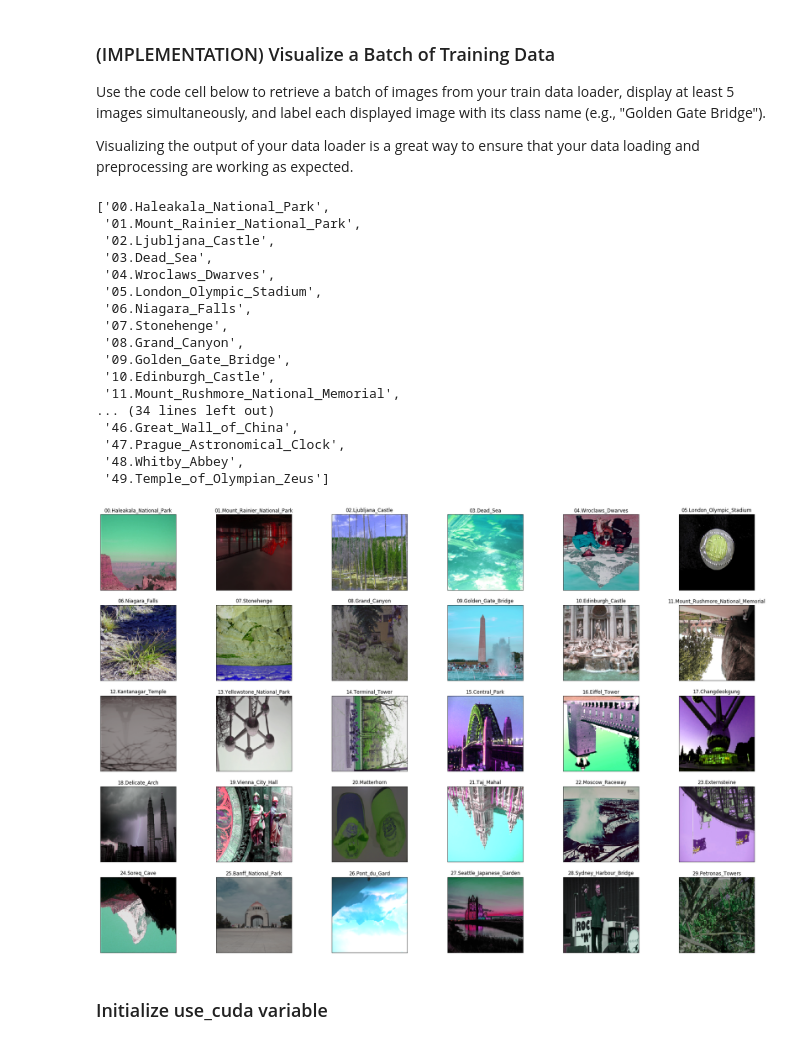
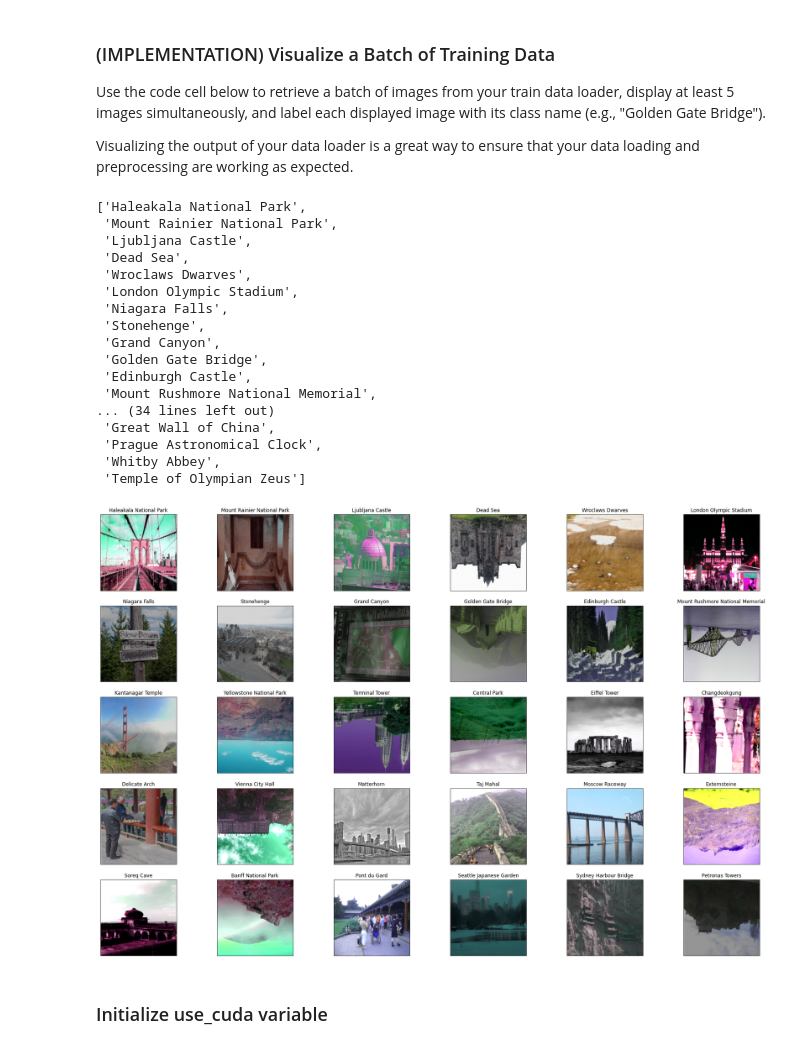
Before and after one commit to ultragorira/DeepLearning_Nanodegree, a Jupyter notebook: Landmark_Classification_Proj/landmark.ipynb, the cells around one changed output. Saved outputs shown, nothing was run; the diff lists cells and outputs as text; code cells hidden in the pictures.

```diff
--- a/Landmark_Classification_Proj/landmark.ipynb
+++ b/Landmark_Classification_Proj/landmark.ipynb
@@ -110,18 +111,22 @@ Data available in workspace
 ### TODO: Write data loaders for training, validation, and test sets
 ## Specify appropriate transforms, and batch_sizes
 from torchvision import transforms, models
-from torch.utils.data.sampler import SubsetRandomSampler
+from torchsampler import ImbalancedDatasetSampler
 from torchvision import datasets
 import torch.nn as nn
 import torch.nn.functional as F
 import torch.optim as optim
+import splitfolders
 
 batch_size = 30
-validation_set_size = 0.2 #How much of training set is for validation
+num_workers = 4
+#Data location
+data_location = 'data/landmark_images/'
 
-#Data location
-data_location = '/data/landmark_images/'
-train_dataset_location, test_dataset_location = os.path.join(data_location, 'train'), os.path.join(data_location, 'test')
+#Splitting training data for validation with ration .8 to .2
+split = splitfolders.ratio("data/landmark_images/train", output="data/landmark_images/split/", seed=1337, ratio=(.8, .2), group_prefix=None)
+
+train_dataset_location, validation_dataset_location, test_dataset_location = os.path.join(data_location, 'split', 'train'), os.path.join(data_location, 'split', 'val'), os.path.join(data_location, 'test')
 
 #Transforms compose
 train_transform = transforms.Compose([
@@ -133,7 +138,7 @@ train_transform = transforms.Compose([
     transforms.Normalize((0.5, 0.5, 0.5), (0.5 , 0.5, 0.5))
 ])
 
-test_transform = transforms.Compose([
+valid_test_transform = transforms.Compose([
     transforms.Resize([224,224]),
     transforms.ToTensor(),
     transforms.Normalize((0.5, 0.5, 0.5), (0.5 , 0.5, 0.5))
@@ -141,23 +146,14 @@ test_transform = transforms.Compose([
 
 
 train_data = datasets.ImageFolder(train_dataset_location, transform=train_transform)
-test_data = datasets.ImageFolder(test_dataset_location, transform=test_transform)
+valid_data = datasets.ImageFolder(validation_dataset_location, transform=valid_test_transform)
+test_data = datasets.ImageFolder(test_dataset_location, transform=valid_test_transform)
 
-#Splitting indices for validation
-num_train = len(train_data)
-indices = list(range(num_train))
-np.random.shuffle(indices)
-split = int(np.floor(validation_set_size * num_train))
-train_idx, valid_idx = indices[split:], indices[:split]
-
-#Samplers
-train_sampler = SubsetRandomSampler(train_idx)
-validation_sampler = SubsetRandomSampler(valid_idx)
 
 #Data Loaders
 
-train_loader = torch.utils.data.DataLoader(train_data, batch_size=batch_size, sampler=train_sampler)
-validation_loader = torch.utils.data.DataLoader(train_data, batch_size=batch_size, sampler=validation_sampler)
+train_loader = torch.utils.data.DataLoader(train_data, batch_size=batch_size, sampler=ImbalancedDatasetSampler(train_data), num_workers=num_workers)
+validation_loader = torch.utils.data.DataLoader(valid_data, batch_size=batch_size, shuffle=True)
 test_loader = torch.utils.data.DataLoader(test_data, batch_size=batch_size)
 
 
@@ -185,52 +204,52 @@ Use the code cell below to retrieve a batch of images from your train data loade
 
 Visualizing the output of your data loader is a great way to ensure that your data loading and preprocessing are working as expected.
 # %%
-classes = [str(x) for x in train_data.classes]
+classes = [str(x)[3:].replace("_", " ") for x in train_data.classes]
 classes
 # %% [output]
-['00.Haleakala_National_Park',
- '01.Mount_Rainier_National_Park',
- '02.Ljubljana_Castle',
- '03.Dead_Sea',
- '04.Wroclaws_Dwarves',
- '05.London_Olympic_Stadium',
- '06.Niagara_Falls',
- '07.Stonehenge',
- '08.Grand_Canyon',
- '09.Golden_Gate_Bridge',
- '10.Edinburgh_Castle',
- '11.Mount_Rushmore_National_Memorial',
+['Haleakala National Park',
+ 'Mount Rainier National Park',
+ 'Ljubljana Castle',
+ 'Dead Sea',
+ 'Wroclaws Dwarves',
+ 'London Olympic Stadium',
+ 'Niagara Falls',
+ 'Stonehenge',
+ 'Grand Canyon',
+ 'Golden Gate Bridge',
+ 'Edinburgh Castle',
+ 'Mount Rushmore National Memorial',
 ... (34 lines left out)
- '46.Great_Wall_of_China',
- '47.Prague_Astronomical_Clock',
- '48.Whitby_Abbey',
- '49.Temple_of_Olympian_Zeus']
+ 'Great Wall of China',
+ 'Prague Astronomical Clock',
+ 'Whitby Abbey',
+ 'Temple of Olympian Zeus']
 # %%
 import matplotlib.pyplot as plt
 %matplotlib inline
 
 ## TODO: visualize a batch of the train data loader
 
 ## the class names can be accessed at the `classes` attribute
 ## of your dataset object (e.g., `train_dataset.classes`)
 
 def show_img(img):
     img = img /2 +0.5
     plt.imshow(np.transpose(img, (1,2,0)))
 
 
 images, labels = next(iter(train_loader))
 images = images.numpy()
 
 fig = plt.figure(figsize=(30,20))
 
 #Showing first 30 images
 for idx, image in enumerate(images[0:30]):
     ax = fig.add_subplot(5,6, idx+1, xticks=[],yticks=[])
     show_img(images[idx])
-    ax.set_title(train_data.classes[idx], wrap=True)
+    ax.set_title(classes[idx], wrap=True)
 # %% [output]
-[figure, old version]
+[figure, new version]
 # %% [markdown]
 ### Initialize use_cuda variable
 # %%
```
Also changed, not shown: parts of 19 cells of this notebook, 1 other file.
